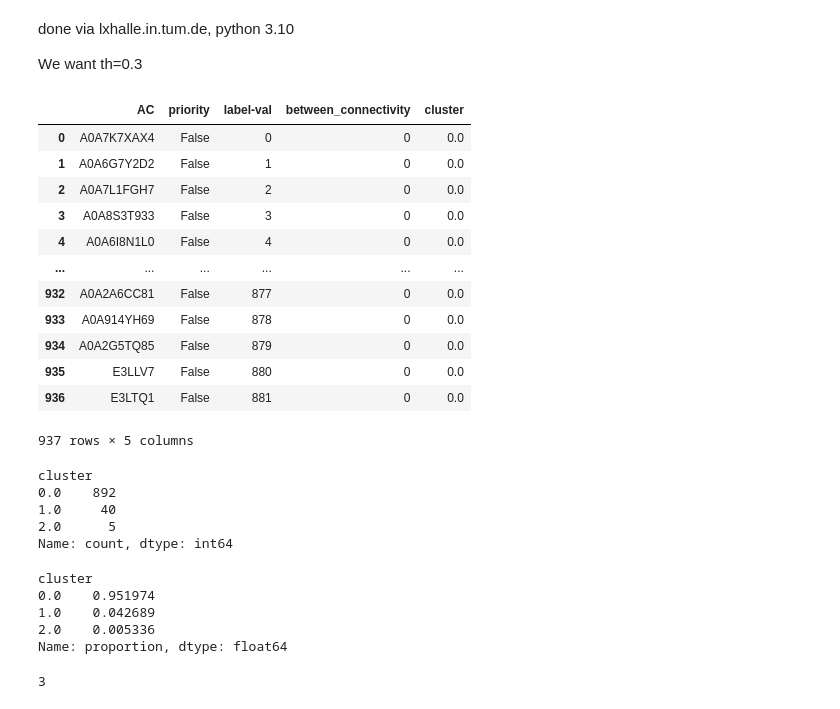
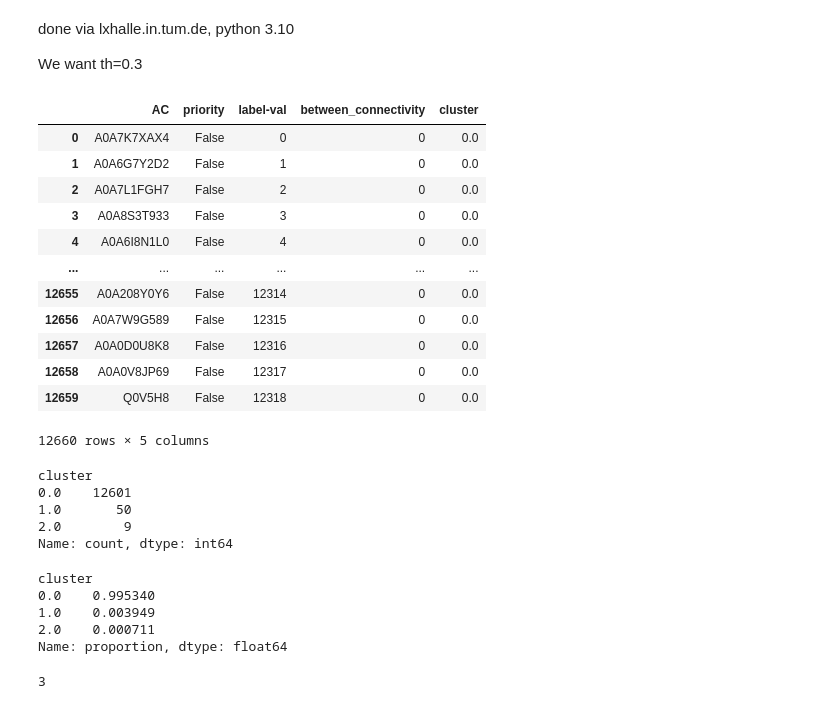
Before and after one commit to TobiasNeumeier/ProteinPrediction, a Jupyter notebook: notebooks/clustering_and_train_test_split.ipynb, the cells around one changed output. Cells and saved outputs as stored; diff of their text form; code cells hidden in the pictures.

```diff
--- a/notebooks/clustering_and_train_test_split.ipynb
+++ b/notebooks/clustering_and_train_test_split.ipynb
@@ -37,23 +34,23 @@ We want th=0.3
 #graphpart mmseqs2 --fasta-file pfam_subset_graphpart_4.fasta --threshold 0.3 --out-file graphpart_assignments_partitions_3_th3_nm.csv --labels-name label --partitions 3 --no-moving
 # %%
 #graphpart_assignment = "graphpart_assignments_partitions_2_th3"    #default
-graphpart_assignment = "graphpart_assignments_partitions_3_th5"
-assignments = pd.read_csv(f"../data/{graphpart_assignment}.csv")
+graphpart_assignment = "graphpart_assignments_400x40_partitions_3_th3_nm"
+assignments = pd.read_csv(f"../data/clustered/{graphpart_assignment}.csv")
 assignments
 # %% [output]
 |  | AC | priority | label-val | between_connectivity | cluster |
 | 0 | A0A7K7XAX4 | False | 0 | 0 | 0.0 |
 | 1 | A0A6G7Y2D2 | False | 1 | 0 | 0.0 |
 | 2 | A0A7L1FGH7 | False | 2 | 0 | 0.0 |
 | 3 | A0A8S3T933 | False | 3 | 0 | 0.0 |
 | 4 | A0A6I8N1L0 | False | 4 | 0 | 0.0 |
 | ... | ... | ... | ... | ... | ... |
-| 932 | A0A2A6CC81 | False | 877 | 0 | 0.0 |
-| 933 | A0A914YH69 | False | 878 | 0 | 0.0 |
-| 934 | A0A2G5TQ85 | False | 879 | 0 | 0.0 |
-| 935 | E3LLV7 | False | 880 | 0 | 0.0 |
-| 936 | E3LTQ1 | False | 881 | 0 | 0.0 |
+| 12655 | A0A208Y0Y6 | False | 12314 | 0 | 0.0 |
+| 12656 | A0A7W9G589 | False | 12315 | 0 | 0.0 |
+| 12657 | A0A0D0U8K8 | False | 12316 | 0 | 0.0 |
+| 12658 | A0A0V8JP69 | False | 12317 | 0 | 0.0 |
+| 12659 | Q0V5H8 | False | 12318 | 0 | 0.0 |
-937 rows × 5 columns
+12660 rows × 5 columns
 # %%
 # # Parse FASTA file into DataFrame: AC, sequence
 # from Bio import SeqIO
@@ -70,18 +67,18 @@ assignments
 assignments['cluster'].value_counts()
 # %% [output]
 cluster
-0.0    892
-1.0     40
-2.0      5
+0.0    12601
+1.0       50
+2.0        9
 Name: count, dtype: int64
 # %%
 # calc percentage in each cluster
 assignments['cluster'].value_counts(normalize=True)
 # %% [output]
 cluster
-0.0    0.951974
-1.0    0.042689
-2.0    0.005336
+0.0    0.995340
+1.0    0.003949
+2.0    0.000711
 Name: proportion, dtype: float64
 # %%
 assignments['cluster'].nunique()
```
Also changed, not shown: parts of 1 cell of this notebook, 3 other files.
